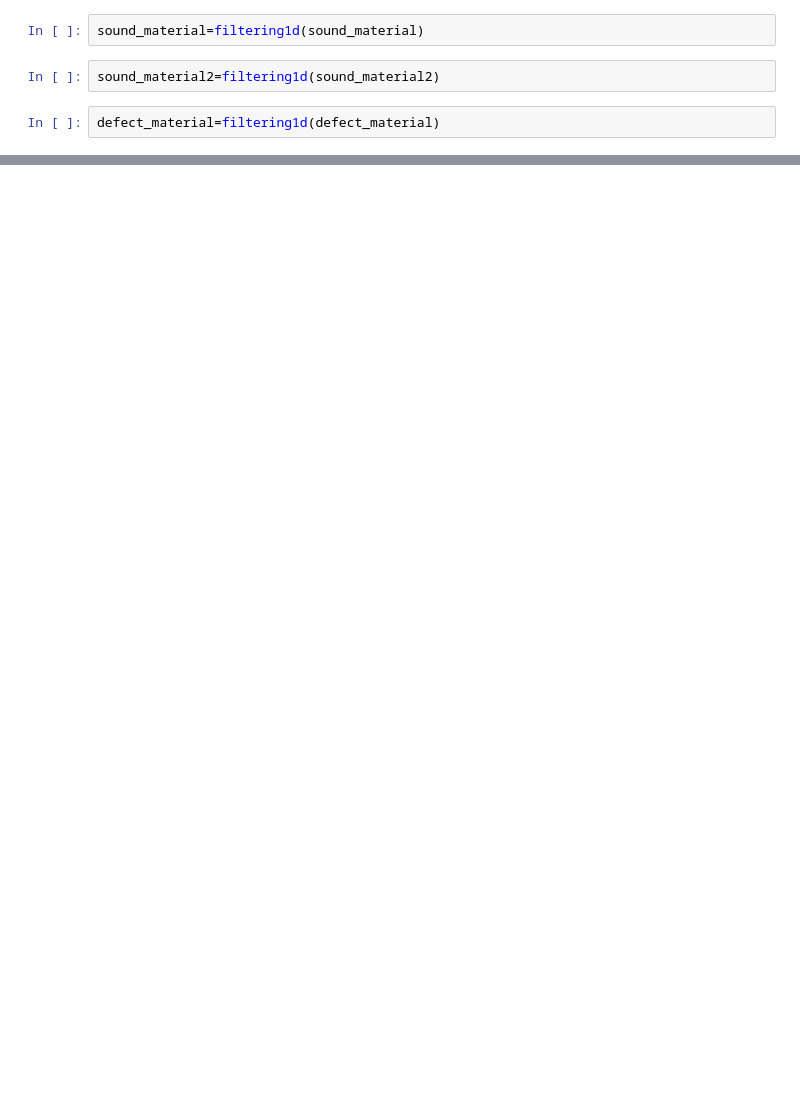
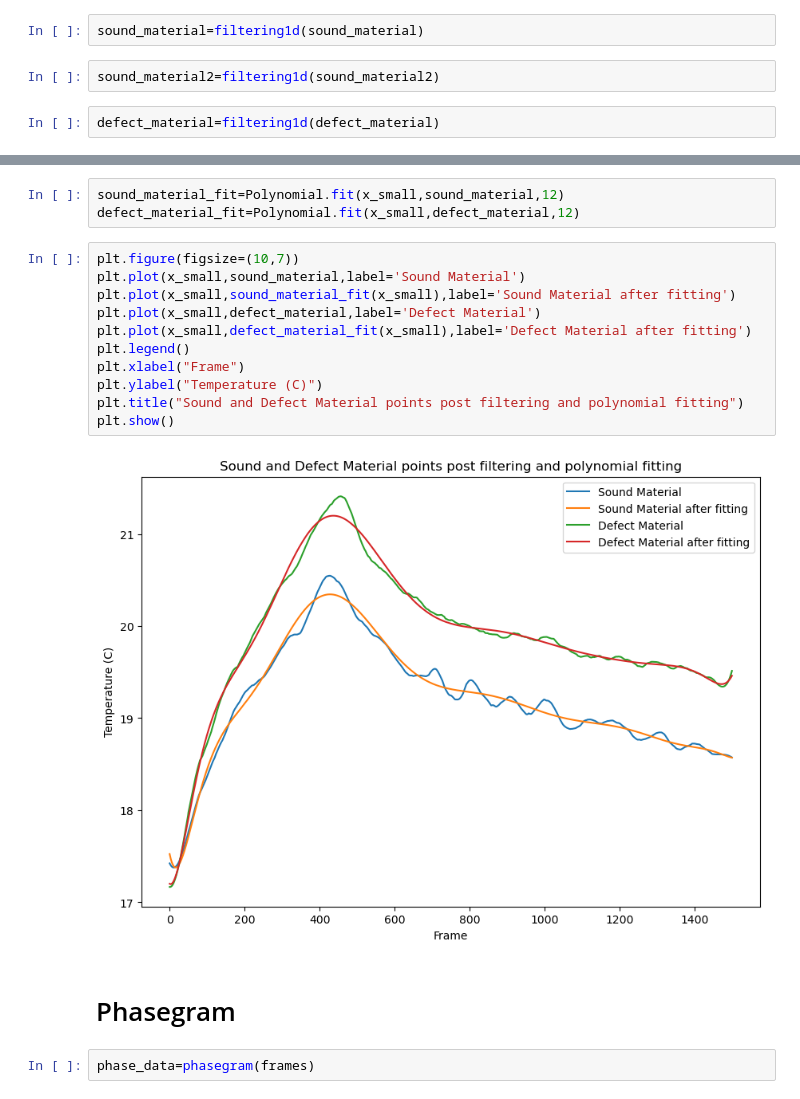
Before and after one commit to konrad-jaworski/Thermal_camera_KAUST, a Jupyter notebook: Thermal_sequence_analysis_MK1.ipynb, the cells around one changed output, grey strips where cells are left out. Saved outputs shown, nothing was run; the diff lists cells and outputs as text; blank space fills up the shorter version.

```diff
--- a/Thermal_sequence_analysis_MK1.ipynb
+++ b/Thermal_sequence_analysis_MK1.ipynb
@@ -101,0 +170,20 @@ plt.show()
+# %%
+sound_material_fit=Polynomial.fit(x_small,sound_material,12)
+defect_material_fit=Polynomial.fit(x_small,defect_material,12)
+# %%
+plt.figure(figsize=(10,7))
+plt.plot(x_small,sound_material,label='Sound Material')
+plt.plot(x_small,sound_material_fit(x_small),label='Sound Material after fitting')
+plt.plot(x_small,defect_material,label='Defect Material')
+plt.plot(x_small,defect_material_fit(x_small),label='Defect Material after fitting')
+plt.legend()
+plt.xlabel("Frame")
+plt.ylabel("Temperature (C)")
+plt.title("Sound and Defect Material points post filtering and polynomial fitting")
+plt.show()
+# %% [output]
+[figure, added]
+# %% [markdown]
+<h1>Phasegram
+# %%
+phase_data=phasegram(frames)
```
Also changed, not shown: parts of 24 cells of this notebook, 2 other files.
